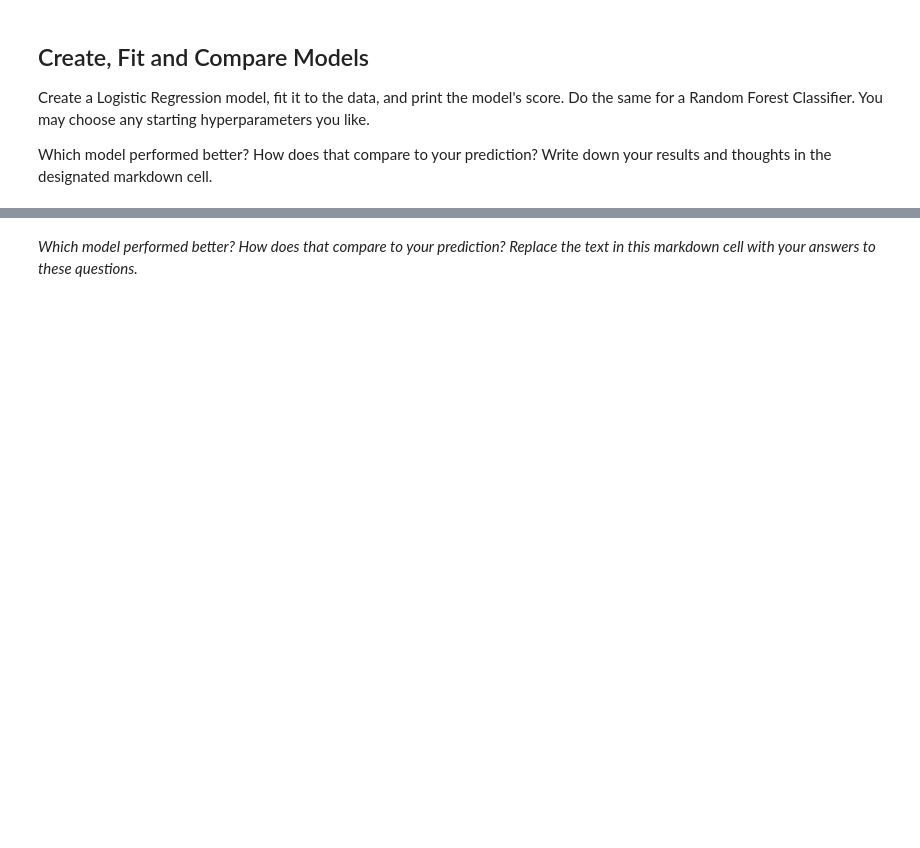
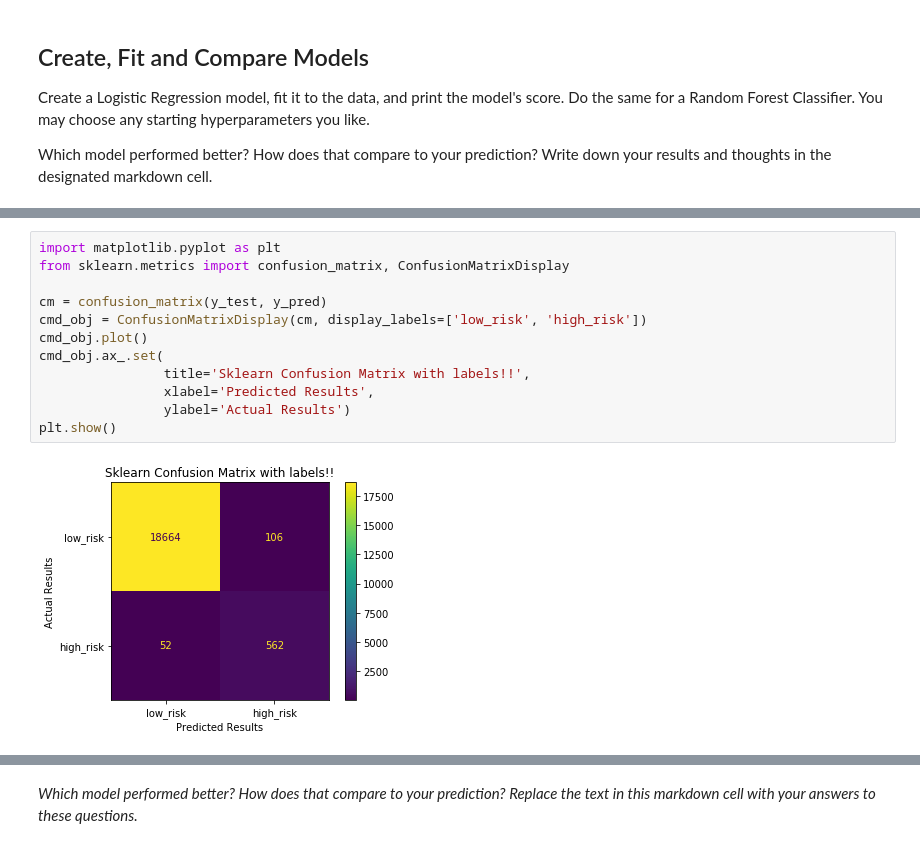
Before and after one commit to cjallow01/supervised-machine-learning-challenge, a Jupyter notebook: Credit Risk Evaluator.ipynb, the cells around one changed output, grey strips where cells are left out. Cells and saved outputs as stored; diff of their text form; blank space fills up the shorter version.

```diff
--- a/Credit Risk Evaluator.ipynb
+++ b/Credit Risk Evaluator.ipynb
@@ -96,3 +96,17 @@ array([[18697,    61],
+# %%
+import matplotlib.pyplot as plt
+from sklearn.metrics import confusion_matrix, ConfusionMatrixDisplay
+
+cm = confusion_matrix(y_test, y_pred)
+cmd_obj = ConfusionMatrixDisplay(cm, display_labels=['low_risk', 'high_risk'])
+cmd_obj.plot()
+cmd_obj.ax_.set(
+                title='Sklearn Confusion Matrix with labels!!',
+                xlabel='Predicted Results',
+                ylabel='Actual Results')
+plt.show()
+# %% [output]
+[figure, added]
 # %%
 # Train a Random Forest Classifier model and print the model score
 from sklearn.ensemble import RandomForestClassifier
```
Also changed, not shown: parts of 9 cells of this notebook.
